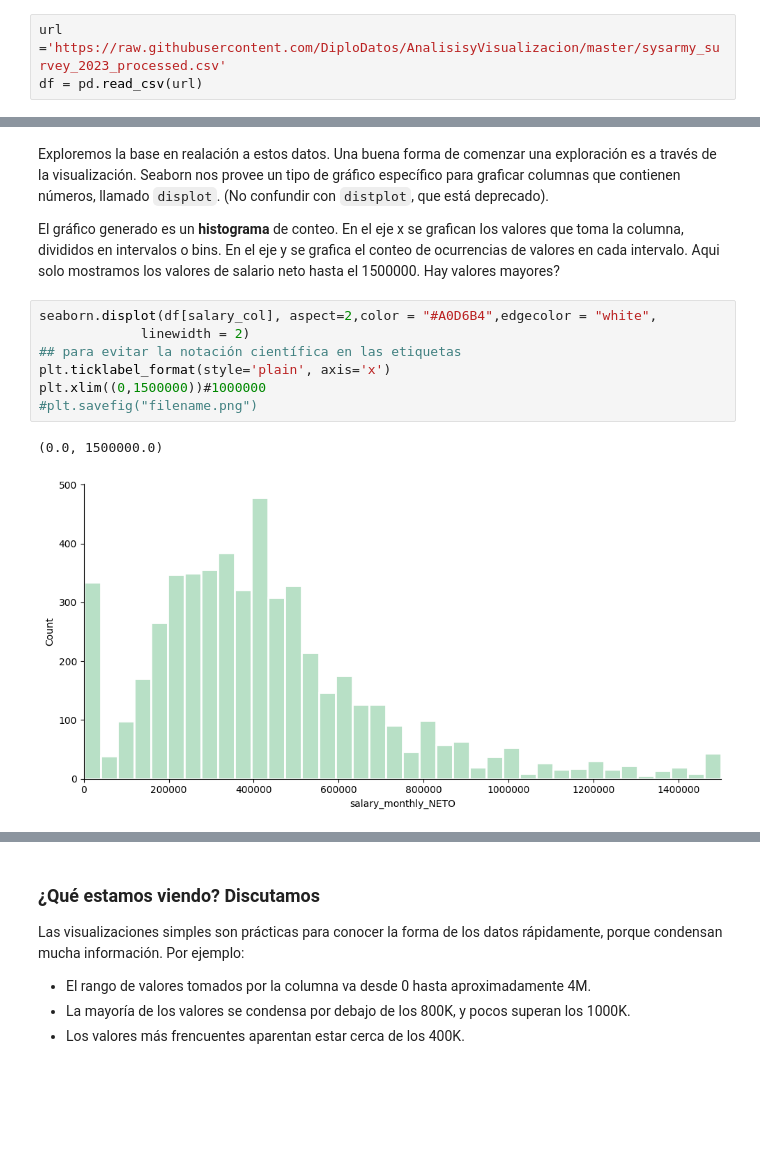
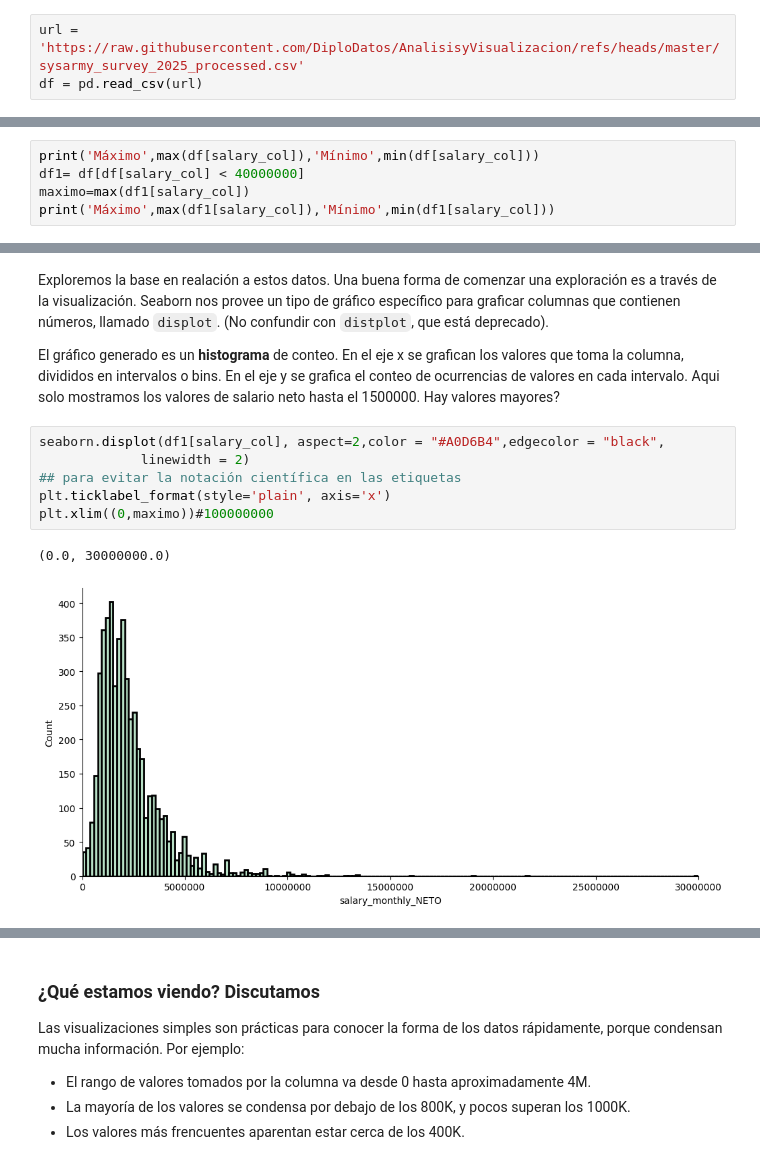
Before and after one commit to DiploDatos/AnalisisyVisualizacion, a Jupyter notebook: 01 Probabilidad.ipynb, the cells around one changed output, grey strips where cells are left out. Cells and saved outputs as stored; diff of their text form; blank space fills up the shorter version.

```diff
--- a/01 Probabilidad.ipynb
+++ b/01 Probabilidad.ipynb
@@ -26,7 +26,7 @@ import seaborn
 
 En la notebook 00 se explican los detalles de la siguiente sección.
 # %%
-url ='https://raw.githubusercontent.com/DiploDatos/AnalisisyVisualizacion/master/sysarmy_survey_2023_processed.csv'
+url = 'https://raw.githubusercontent.com/DiploDatos/AnalisisyVisualizacion/refs/heads/master/sysarmy_survey_2025_processed.csv'
 df = pd.read_csv(url)
 # %%
 len(df)
@@ -72,0 +88,5 @@ salary_col = 'salary_monthly_NETO'
+# %%
+print('Máximo',max(df[salary_col]),'Mínimo',min(df[salary_col]))
+df1= df[df[salary_col] < 40000000]
+maximo=max(df1[salary_col])
+print('Máximo',max(df1[salary_col]),'Mínimo',min(df1[salary_col]))
@@ -75,12 +111,11 @@ Exploremos la base en realación a estos datos. Una buena forma de comenzar una
 
 El gráfico generado es un **histograma** de conteo. En el eje x se grafican los valores que toma la columna, divididos en intervalos o bins. En el eje y se grafica el conteo de ocurrencias de valores en cada intervalo. Aqui solo mostramos los valores de salario neto hasta el 1500000. Hay valores mayores?
 # %%
-seaborn.displot(df[salary_col], aspect=2,color = "#A0D6B4",edgecolor = "white",
+seaborn.displot(df1[salary_col], aspect=2,color = "#A0D6B4",edgecolor = "black",
              linewidth = 2)
 ## para evitar la notación científica en las etiquetas
 plt.ticklabel_format(style='plain', axis='x')
-plt.xlim((0,1500000))#1000000
-#plt.savefig("filename.png")
+plt.xlim((0,maximo))#100000000
 # %% [output]
-(0.0, 1500000.0)
+(0.0, 30000000.0)
-[figure, old version]
+[figure, new version]
```
Also changed, not shown: parts of 39 cells of this notebook, 3 other files.
